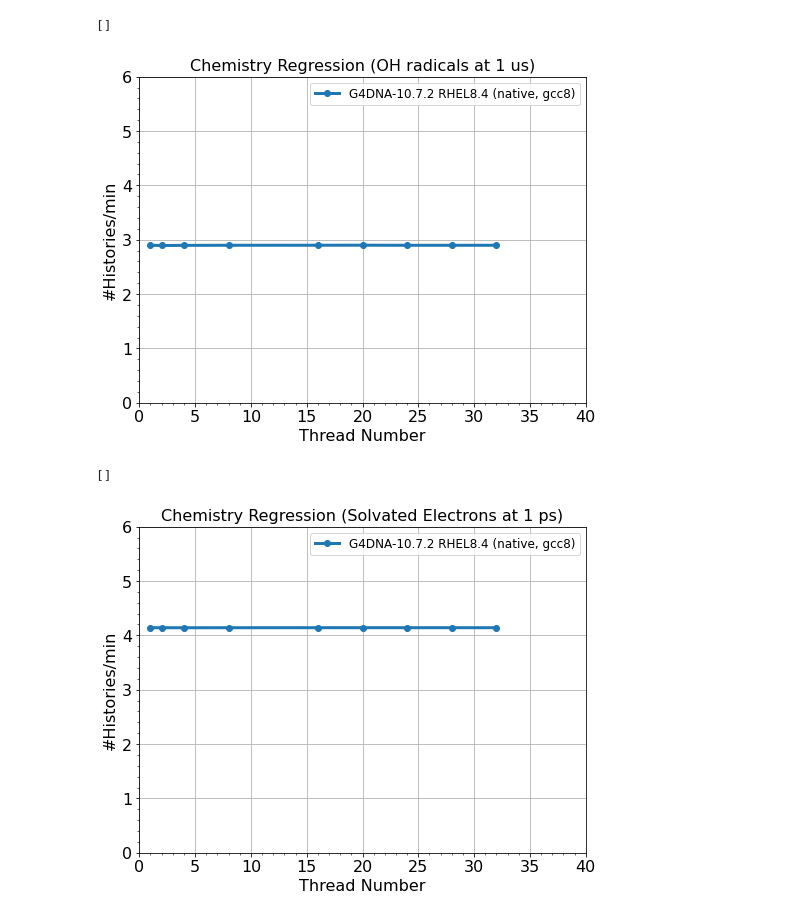
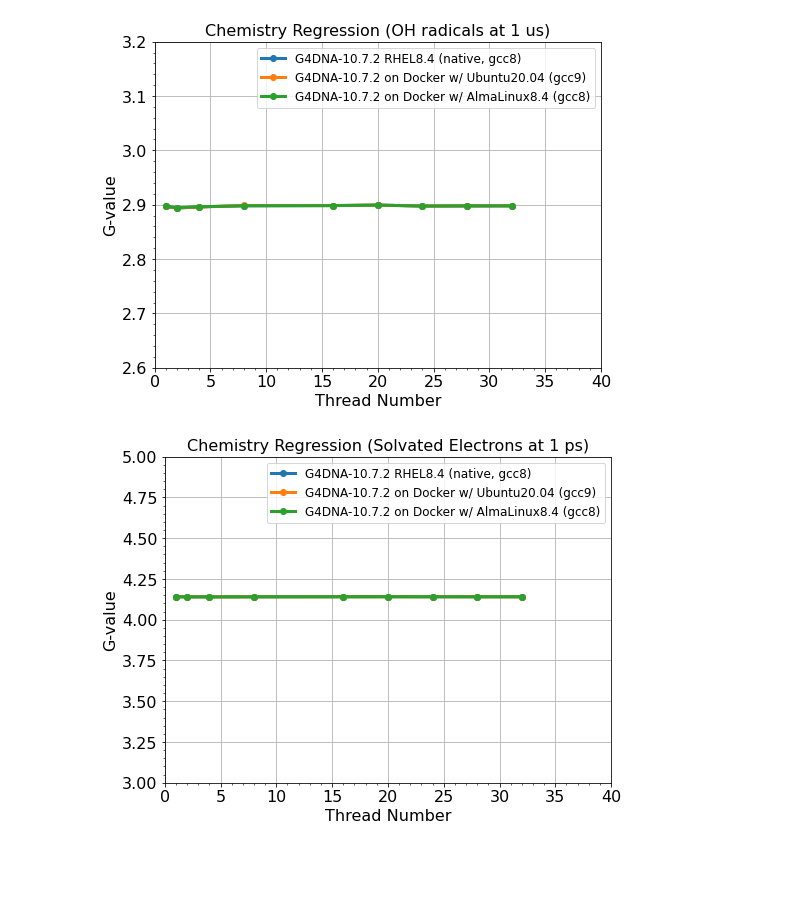
Before and after one commit to shogo0416/g4dna-bench, a Jupyter notebook: notebook/performance-plot.ipynb, the cells around one changed output. Cells and saved outputs as stored; diff of their text form; code cells hidden in the pictures; blank space fills up the shorter version.

```diff
--- a/notebook/performance-plot.ipynb
+++ b/notebook/performance-plot.ipynb
@@ -11,10 +11,12 @@ from matplotlib.backends.backend_pdf import PdfPages
 #==================================================================================================
 
 PLOT_TITLE    = 'Benchmark for Geant4-DNA on AMD EPYC (Milan)'
-PDF_FILE_NAME = 'plot-AMD-alma.pdf'
+PDF_FILE_NAME = 'plot-AMD.pdf'
 
 SIM_DATA = [
     {'dir': 'native', 'label': 'G4DNA-10.7.2 RHEL8.4 (native, gcc8)'},
+    {'dir': 'ubuntu20.04-gcc9', 'label': 'G4DNA-10.7.2 on Docker w/ Ubuntu20.04 (gcc9)'},
+    {'dir': 'alma8-gcc8', 'label': 'G4DNA-10.7.2 on Docker w/ AlmaLinux8.4 (gcc8)'},
 ]
 
 #==================================================================================================
@@ -83,7 +85,6 @@ plt.grid()
 plt.plot()
 
 # save as a PDF file
-pp = PdfPages(PDF_FILE_NAME)
-pp.savefig(fig)
-pp.close()
+pdf = PdfPages(PDF_FILE_NAME)
+pdf.savefig(fig)
 # %% [output]
@@ -117,37 +119,39 @@ for x in SIM_DATA:
     plt.plot(df['ThreadNum'], df['GValEnd'], marker='o', linewidth=3.0, label=x['label'])
 
 plt.xlabel("Thread Number", fontsize=16)
-plt.ylabel("#Histories/min", fontsize=16)
+plt.ylabel("G-value", fontsize=16)
 plt.xlim(0, 40)
-plt.ylim(0, 6)
+plt.ylim(2.6, 3.2)
 plt.tick_params(labelsize=16)
 plt.minorticks_on()
 plt.legend(fontsize=12)
 plt.grid()
 plt.plot()
+
+pdf.savefig(fig)
 # %% [output]
-[]
-[figure, old version]
+[figure, new version]
 # %%
 fig = plt.figure(figsize=(8,6))
 plt.title("Chemistry Regression (Solvated Electrons at 1 ps)", fontsize=16)
 
 for x in SIM_DATA:
     df = gvalue(x['dir'], 'solvated_electron')
     plt.plot(df['ThreadNum'], df['GValStart'], marker='o', linewidth=3.0, label=x['label'])
 
 plt.xlabel("Thread Number", fontsize=16)
-plt.ylabel("#Histories/min", fontsize=16)
+plt.ylabel("G-value", fontsize=16)
 plt.xlim(0, 40)
-plt.ylim(0, 6)
+plt.ylim(3, 5)
 plt.tick_params(labelsize=16)
 plt.minorticks_on()
 plt.legend(fontsize=12)
 plt.grid()
 plt.plot()
+
+pdf.savefig(fig)
 # %% [output]
-[]
-[figure, old version]
+[figure, new version]
 # %%
 fig = plt.figure(figsize=(8,6))
 plt.title("Chemistry Regression (Solvated Electrons at 1 us)", fontsize=16)
```
Also changed, not shown: parts of 5 cells of this notebook.
